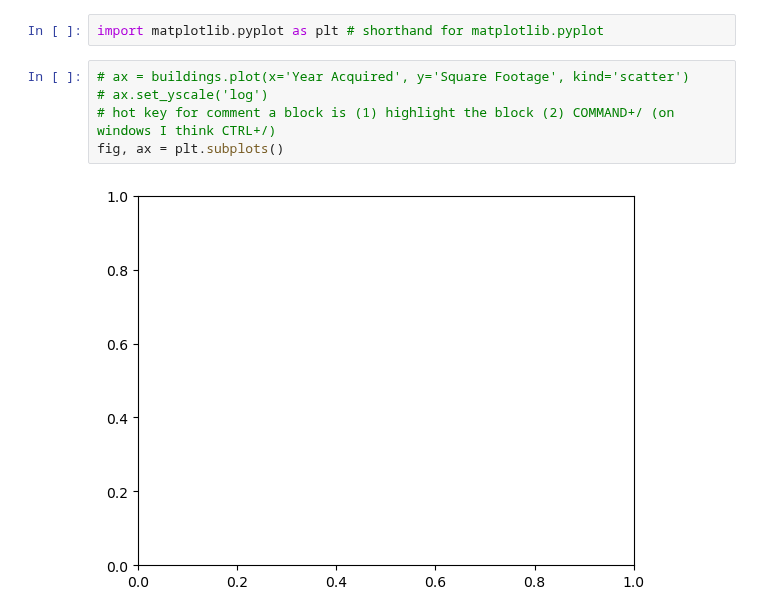
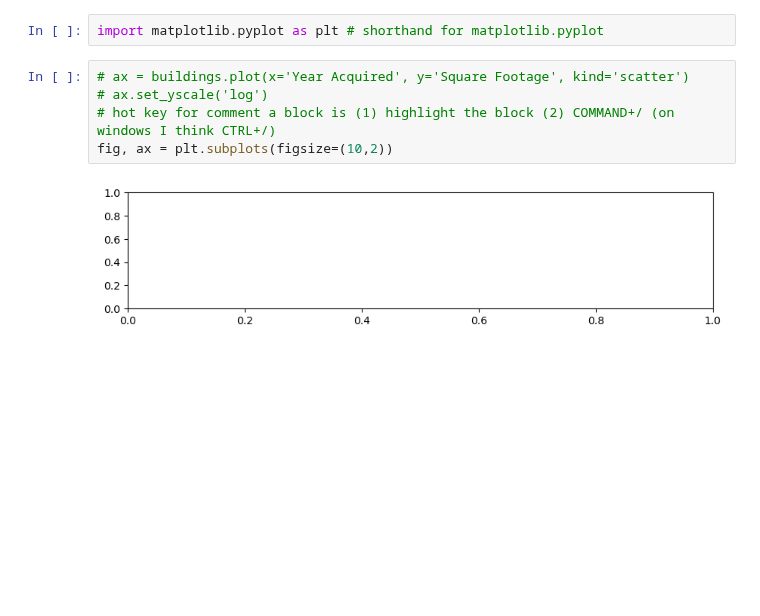
Before and after one commit to UIUC-iSchool-DataViz/is445_bcu_fall2026, a Jupyter notebook: week02/inClass_week02.ipynb, the cells around one changed output. Cells and saved outputs as stored; diff of their text form; blank space fills up the shorter version.

```diff
--- a/week02/inClass_week02.ipynb
+++ b/week02/inClass_week02.ipynb
@@ -242,7 +242,7 @@ import matplotlib.pyplot as plt # shorthand for matplotlib.pyplot
 # %%
 # ax = buildings.plot(x='Year Acquired', y='Square Footage', kind='scatter')
 # ax.set_yscale('log')
 # hot key for comment a block is (1) highlight the block (2) COMMAND+/ (on windows I think CTRL+/)
-fig, ax = plt.subplots()
+fig, ax = plt.subplots(figsize=(10,2))
 # %% [output]
-[figure, old version]
+[figure, new version]
```
Also changed, not shown: 1 other file.
